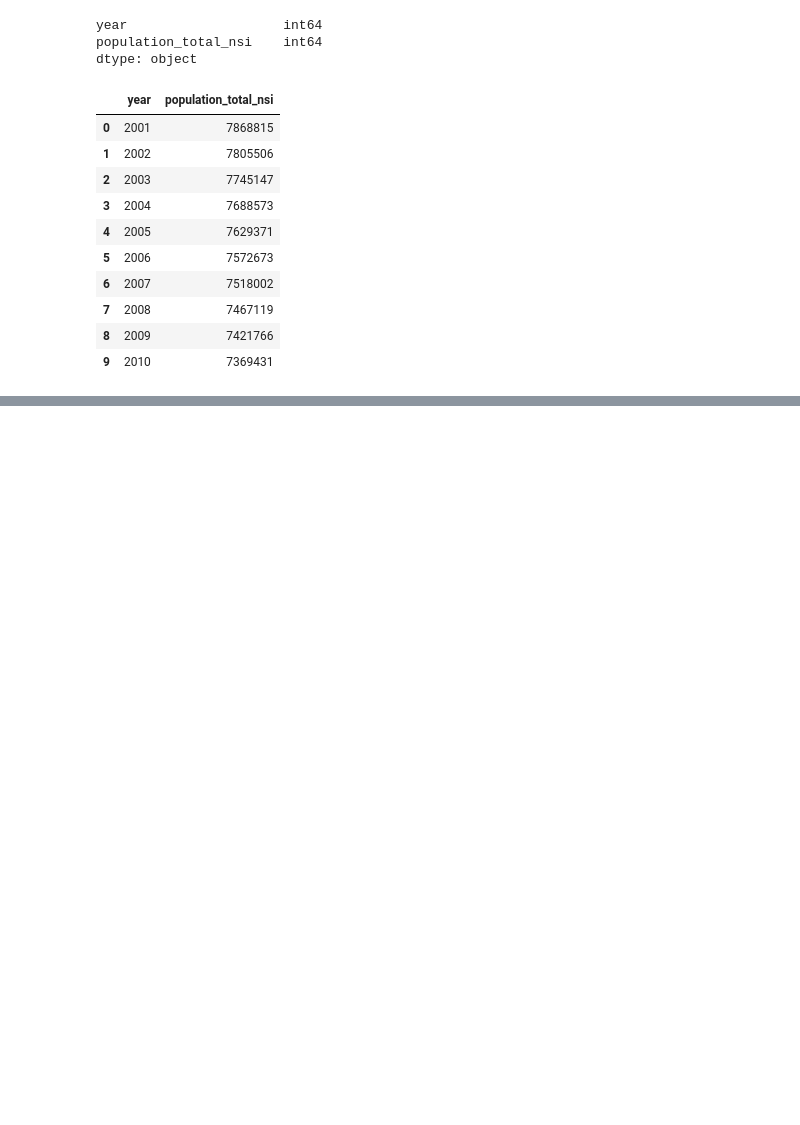
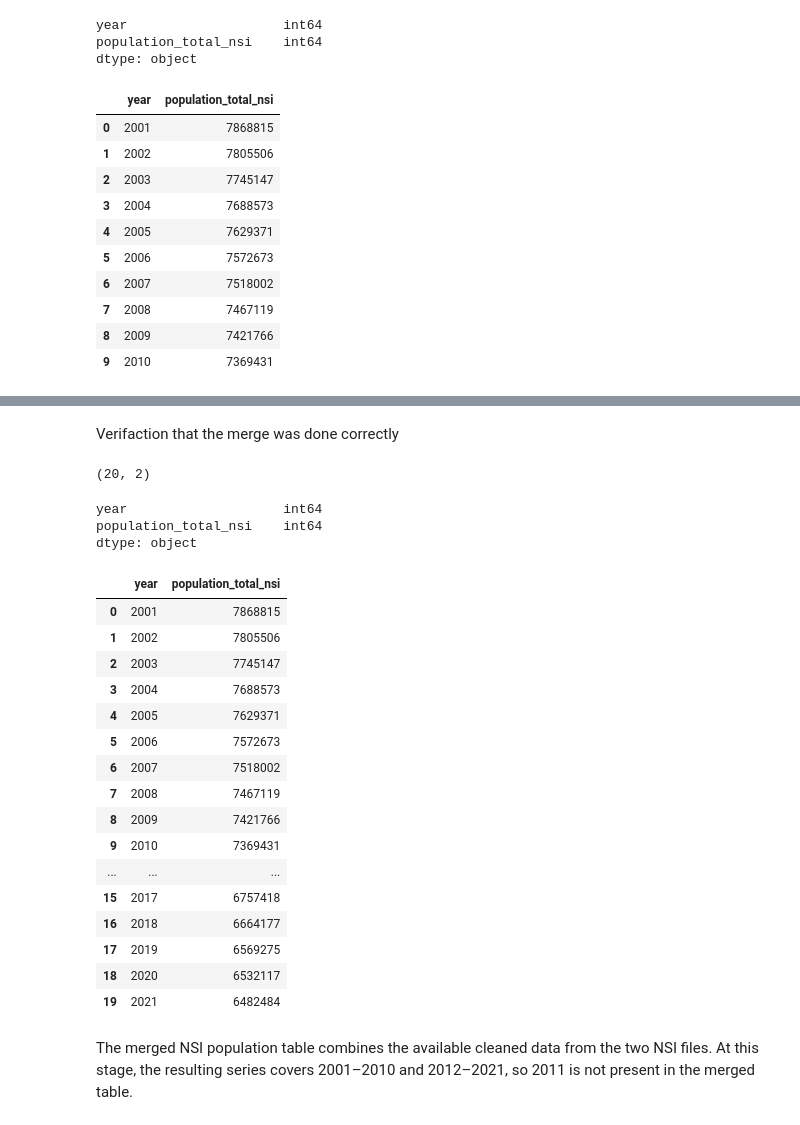
Before and after one commit to AleksM654/bulgaria-before-after-1989, a Jupyter notebook: notebooks/01_data_inspection_and_cleaning.ipynb, the cells around one changed output, grey strips where cells are left out. Saved outputs shown, nothing was run; the diff lists cells and outputs as text; code cells hidden in the pictures; blank space fills up the shorter version.

```diff
--- a/notebooks/01_data_inspection_and_cleaning.ipynb
+++ b/notebooks/01_data_inspection_and_cleaning.ipynb
@@ -473,0 +594,34 @@ nsi_population_2001_2010
+# %% [markdown]
+Verifaction that the merge was done correctly
+# %%
+nsi_population_combined.shape
+# %% [output]
+(20, 2)
+# %%
+nsi_population_combined.dtypes
+# %% [output]
+year                    int64
+population_total_nsi    int64
+dtype: object
+# %%
+nsi_population_combined
+# %% [output]
+|  | year | population_total_nsi |
+| 0 | 2001 | 7868815 |
+| 1 | 2002 | 7805506 |
+| 2 | 2003 | 7745147 |
+| 3 | 2004 | 7688573 |
+| 4 | 2005 | 7629371 |
+| 5 | 2006 | 7572673 |
+| 6 | 2007 | 7518002 |
+| 7 | 2008 | 7467119 |
+| 8 | 2009 | 7421766 |
+| 9 | 2010 | 7369431 |
+| ... | ... | ... |
+| 15 | 2017 | 6757418 |
+| 16 | 2018 | 6664177 |
+| 17 | 2019 | 6569275 |
+| 18 | 2020 | 6532117 |
+| 19 | 2021 | 6482484 |
+# %% [markdown]
+The merged NSI population table combines the available cleaned data from the two NSI files. At this stage, the resulting series covers 2001–2010 and 2012–2021, so 2011 is not present in the merged table.
```
Also changed, not shown: parts of 5 cells of this notebook.
